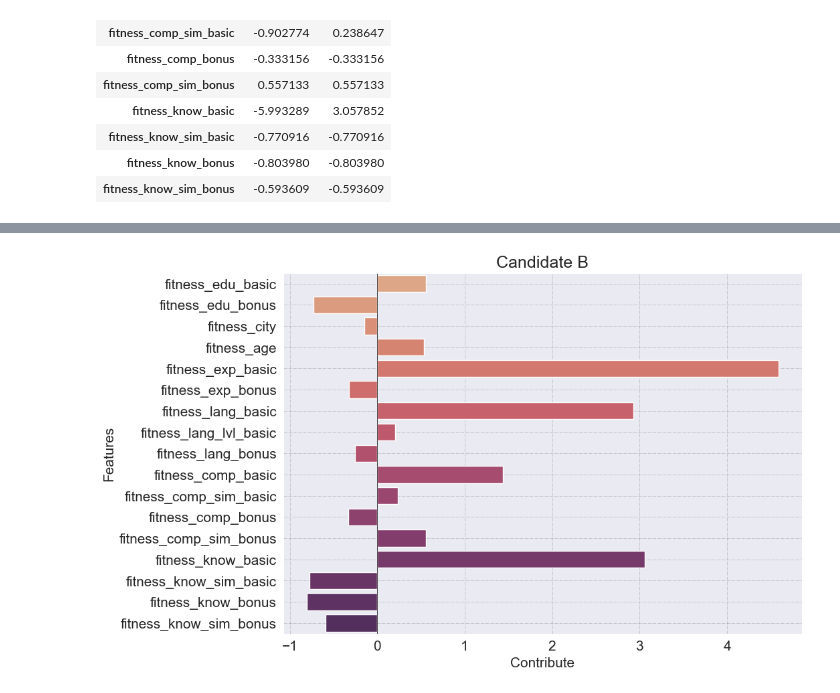
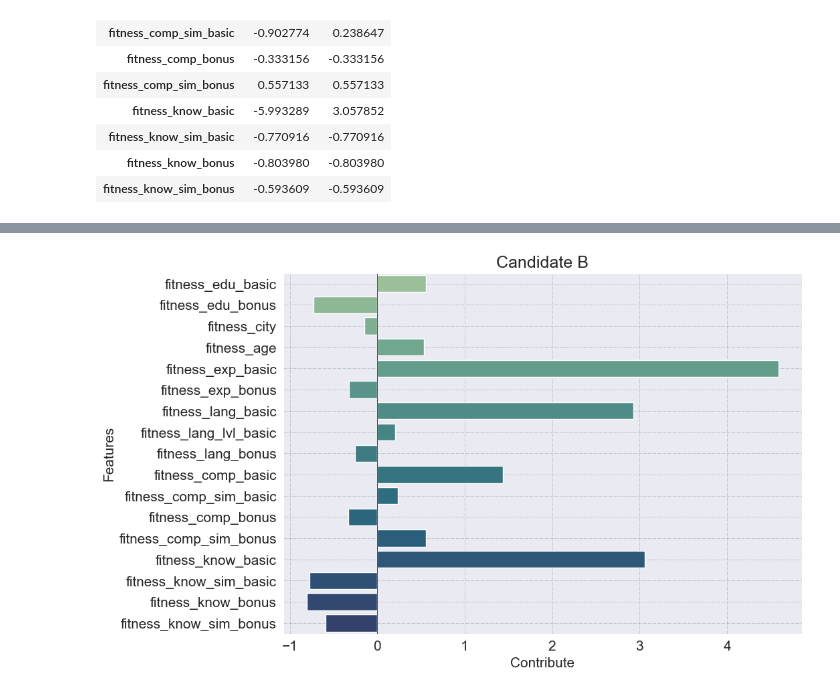
Before and after one commit to jacons/Interpretable-by-design-Human-Recommender, a Jupyter notebook: InterpretabilityByDesign/EBM-Explainability.ipynb, the cells around one changed output, grey strips where cells are left out. Saved outputs shown, nothing was run; the diff lists cells and outputs as text; code cells hidden in the pictures.

```diff
--- a/InterpretabilityByDesign/EBM-Explainability.ipynb
+++ b/InterpretabilityByDesign/EBM-Explainability.ipynb
@@ -287,13 +300,13 @@ contributes
 # %%
 _, axs = plt.subplots(figsize=(10, 7), sharey=True)
 
-sns.barplot(x="Candidate1", y=contributes.index, data=contributes, palette="flare", ax=axs)
+sns.barplot(x="Candidate1", y=contributes.index, data=contributes, palette="crest", ax=axs)
 axs.axvline(x=0, color="black", linestyle="-", linewidth=0.5)
 axs.grid(color='grey', linestyle='-.', linewidth=0.5, alpha=0.5)
 axs.set_title("Candidate B",fontsize=18)
 axs.set_ylabel("Features", fontsize=15)
 axs.set_xlabel("Contribute", fontsize=15)
 axs.tick_params(axis='both', labelsize=15)
 plt.show()
 # %% [output]
-[figure, old version]
+[figure, new version]
```
Also changed, not shown: parts of 1 cell of this notebook, 3 other files.
